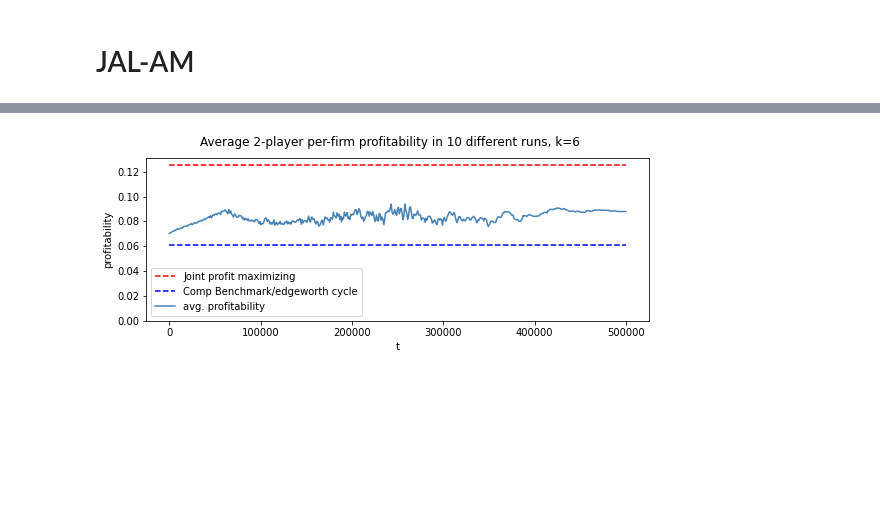
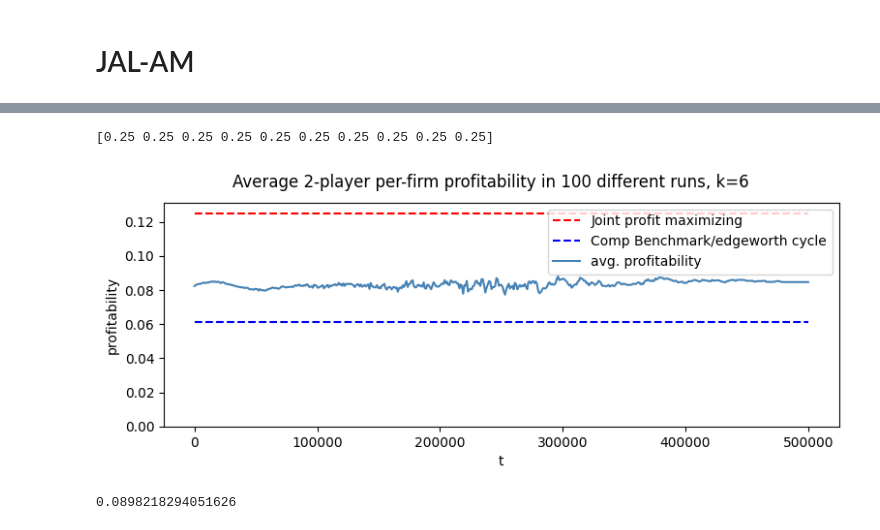
Before and after one commit to nicklasbusk/Bachelorprojekt, a Jupyter notebook: Code/JAL_AM.ipynb, the cells around one changed output, grey strips where cells are left out. Saved outputs shown, nothing was run; the diff lists cells and outputs as text; code cells hidden in the pictures; blank space fills up the shorter version.

```diff
--- a/Code/JAL_AM.ipynb
+++ b/Code/JAL_AM.ipynb
@@ -93,4 +93,5 @@ def Q_func(p_curr_idx, s_curr_idx, i, j, t, alpha, gamma, p_table, Q_table, pric
 # %%
+@njit
 def JAL_AM(alpha, gamma, T, price_grid):
     # Initializing values
     epsilon = calculate_epsilon(T)
@@ -104,6 +105,8 @@ def JAL_AM(alpha, gamma, T, price_grid):
     # Initializing policies
     Agent_model_1 = np.ones((k, k)) / k
     Agent_model_2 = np.ones((k, k)) / k
+    #AV_1= np.ones((k,k))
+    #AV_2= np.ones((k,k))
 
     # Initializing N, a counter
     N1 = np.zeros((k, k))
@@ -133,10 +136,10 @@ def JAL_AM(alpha, gamma, T, price_grid):
         # opdatering af q skal vel flyttes længere ned?
         q1[p_idx, current_state_idx] = Q_func(p_idx, current_state_idx, i,j, t, alpha, gamma, p_table, q1, price_grid, s_next, Agent_model_2,T)
 
-        p_table[i,t] = select_price(j, t, p_table, q1, price_grid, epsilon[t], Agent_model_2)
+        p_table[i,t] = select_price( j, t, p_table, q1, price_grid, epsilon[t], Agent_model_2,k)
         p_table[j, t] = p_table[j, t-1]
-        opponent_price = np.where(price_grid==p_table[j,t])[0][0]
-        N2, Agent_model_2[current_state_idx, opponent_price]= update_agent_model(current_state_idx, opponent_price, N2)
+        opponent_price_idx = np.where(price_grid==p_table[j,t])[0][0]
+        N2, Agent_model_2[current_state_idx, opponent_price_idx]= update_agent_model(current_state_idx, opponent_price_idx, N2)
         # Store profits for both firms
         profits[i, t] = profit(p_table[i,t], p_table[j,t])
         profits[j, t] = profit(p_table[j,t], p_table[i,t])
@@ -150,7 +153,7 @@ def JAL_AM(alpha, gamma, T, price_grid):
             avg_profs2.append(profitability)
 
         # changing agents
-        print(Agent_model_1)
+        #print(Agent_model_1)
         tmp = i
         i = j
         j = tmp
@@ -161,5 +164,5 @@ def JAL_AM(alpha, gamma, T, price_grid):
         N1,N2=N2,N1
     return p_table, avg_profs1, avg_profs2
 # %%
-k = np.linspace(0,1,7)
-a, b, c = JAL_AM(0.3, 0.95, 500, k)
+k = np.linspace(0,1,13)
+a, b, c = JAL_AM(0.3, 0.95, 500000, k)
@@ -248,3 +186,7 @@ plt.show()
+# %%
+print(a[0, 490000:490010])
+# %% [output]
+[0.25 0.25 0.25 0.25 0.25 0.25 0.25 0.25 0.25 0.25]
 # %%
 def run_sim(n, k):
     """
@@ -256,7 +198,7 @@ def run_sim(n, k):
     """
     num_calcs=int(500000/1000-1) # size of avg. profits
     summed_avg_profitabilities = np.zeros(num_calcs)
-
+    t=n
     # simulating n runs of Klein_simulation
     for n in range(0, n):
         p_table, avg_profs1, avg_profs2 = JAL_AM(0.3, 0.95, 500000, k)
@@ -264,20 +206,24 @@ def run_sim(n, k):
         summed_avg_profitabilities = np.sum([summed_avg_profitabilities, per_firm_profit], axis=0)
 
     avg_avg_profitabilities = np.divide(summed_avg_profitabilities, n)
-    return avg_avg_profitabilities
+    return avg_avg_profitabilities, t
 # %%
-avg_prof= run_sim(100, np.linspace(0,1,7))
+avg_prof,n= run_sim(100, np.linspace(0,1,49))
 # %%
 fig, axs = plt.subplots(1, 1, figsize=(9,3))
-fig.suptitle("Average 2-player per-firm profitability in {} different runs, k={}".format(10, 6))
+fig.suptitle("Average 2-player per-firm profitability in {} different runs, k={}".format(n, 6))
 axs.set_xlabel("t")
 axs.set_ylabel("profitability")
 xs = np.linspace(0, 500000, 499)
 axs.set_ylim(0.00, 0.125+(0.125*0.05))
 axs.hlines(0.125, xmin=xs[0], xmax=xs[-1], colors='red', linestyles='dashed', label='Joint profit maximizing')
 axs.hlines(0.0611, xmin=xs[0], xmax=xs[-1], colors='blue', linestyles='dashed', label='Comp Benchmark/edgeworth cycle')#konstant taget fra johanne og morten
 axs.plot(xs, avg_prof, color="steelblue", label = "avg. profitability")
 axs.legend()  # Show the legend to display the label of the newly added line
 plt.show()
 # %% [output]
-[figure, old version]
+[figure, new version]
+# %%
+avg_prof[498]
+# %% [output]
+0.0898218294051626
```
Also changed, not shown: parts of 10 cells of this notebook, 1 other file.
